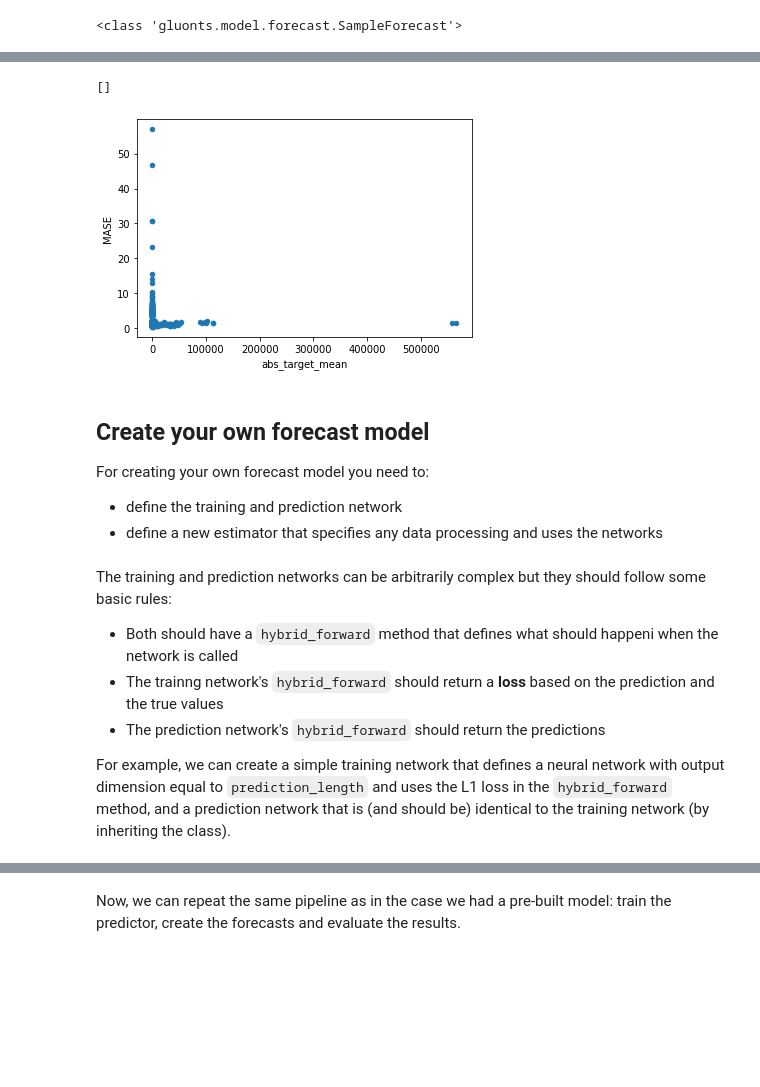
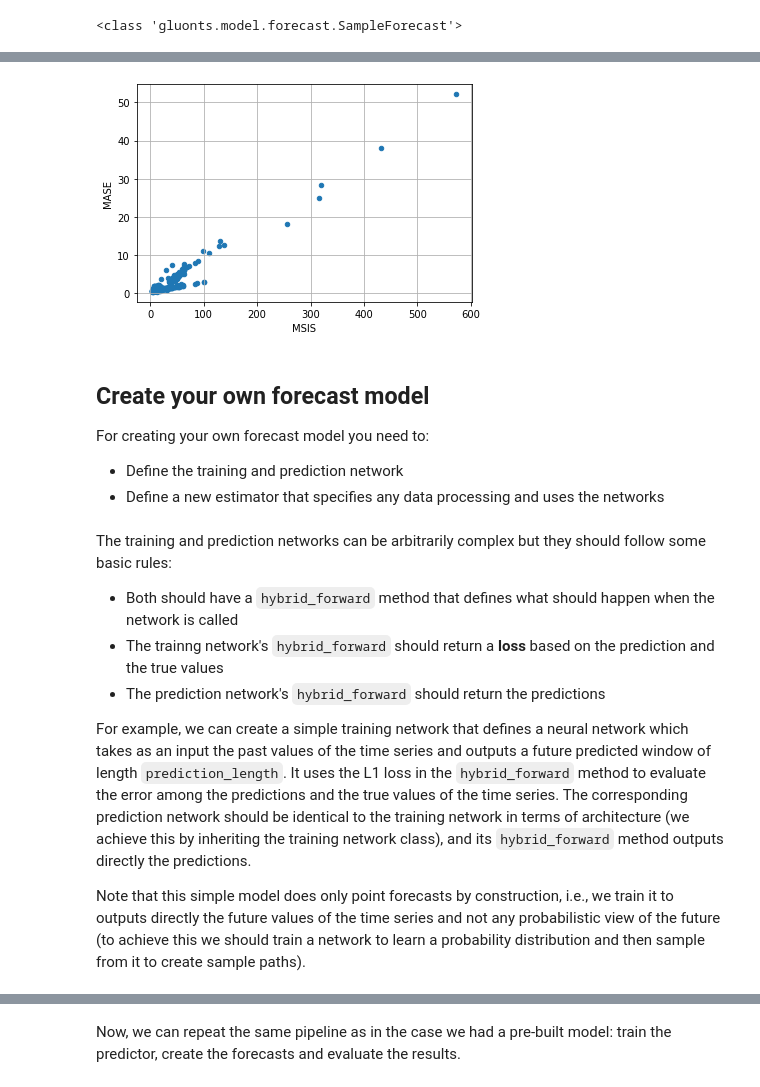
Before and after one commit to awslabs/gluonts, a Jupyter notebook: examples/GluonTS Tutorial.ipynb, the cells around one changed output, grey strips where cells are left out. Cells and saved outputs as stored; diff of their text form; code cells hidden in the pictures; blank space fills up the shorter version.

```diff
--- a/examples/GluonTS Tutorial.ipynb
+++ b/examples/GluonTS Tutorial.ipynb
@@ -252,22 +270,24 @@ item_metrics.head(10)
 # %%
-item_metrics.plot(x='abs_target_mean', y='MASE', kind='scatter')
-plt.plot()
+item_metrics.plot(x='MSIS', y='MASE', kind='scatter')
+plt.grid(which="both")
+plt.show()
 # %% [output]
-[]
-[figure, old version]
+[figure, new version]
 # %% [markdown]
 ## Create your own forecast model
 
 For creating your own forecast model you need to:
-- define the training and prediction network
-- define a new estimator that specifies any data processing and uses the networks
+- Define the training and prediction network
+- Define a new estimator that specifies any data processing and uses the networks
 # %% [markdown]
 The training and prediction networks can be arbitrarily complex but they should follow some basic rules:
-- Both should have a `hybrid_forward` method that defines what should happeni when the network is called
+- Both should have a `hybrid_forward` method that defines what should happen when the network is called
 - The trainng network's `hybrid_forward` should return a **loss** based on the prediction and the true values
 - The prediction network's `hybrid_forward` should return the predictions
 
-For example, we can create a simple training network that defines a neural network with output dimension equal to `prediction_length` and uses the L1 loss in the `hybrid_forward` method, and a prediction network that is (and should be) identical to the training network (by inheriting the class).
+For example, we can create a simple training network that defines a neural network which takes as an input the past values of the time series and outputs a future predicted window of length `prediction_length`. It uses the L1 loss in the `hybrid_forward` method to evaluate the error among the predictions and the true values of the time series. The corresponding prediction network should be identical to the training network in terms of architecture (we achieve this by inheriting the training network class), and its `hybrid_forward` method outputs directly the predictions.
+
+Note that this simple model does only point forecasts by construction, i.e., we train it to outputs directly the future values of the time series and not any probabilistic view of the future (to achieve this we should train a network to learn a probability distribution and then sample from it to create sample paths).
 # %%
 class MyTrainNetwork(gluon.HybridBlock):
     def __init__(self, prediction_length, **kwargs):
```
Also changed, not shown: parts of 38 cells of this notebook, 1 other file.
